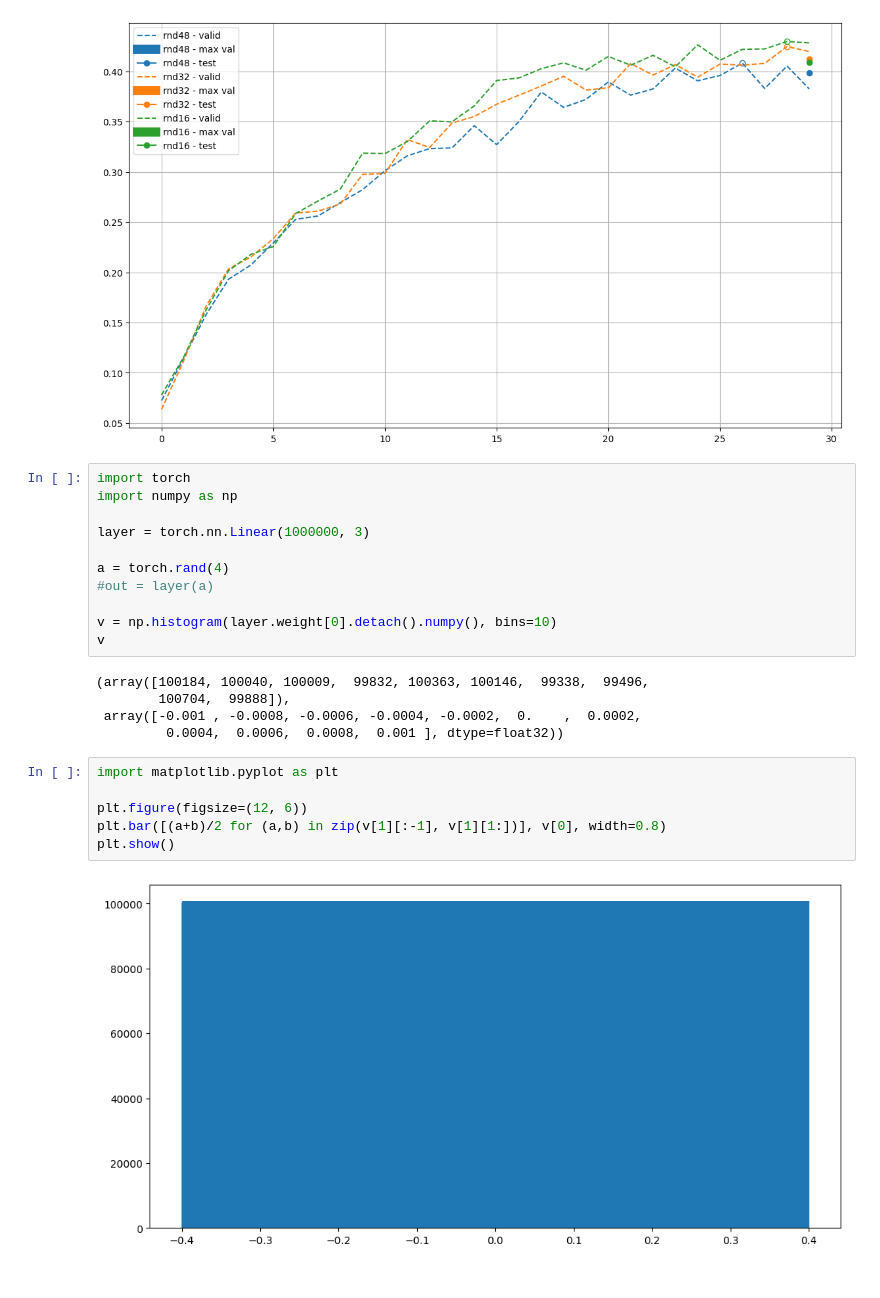
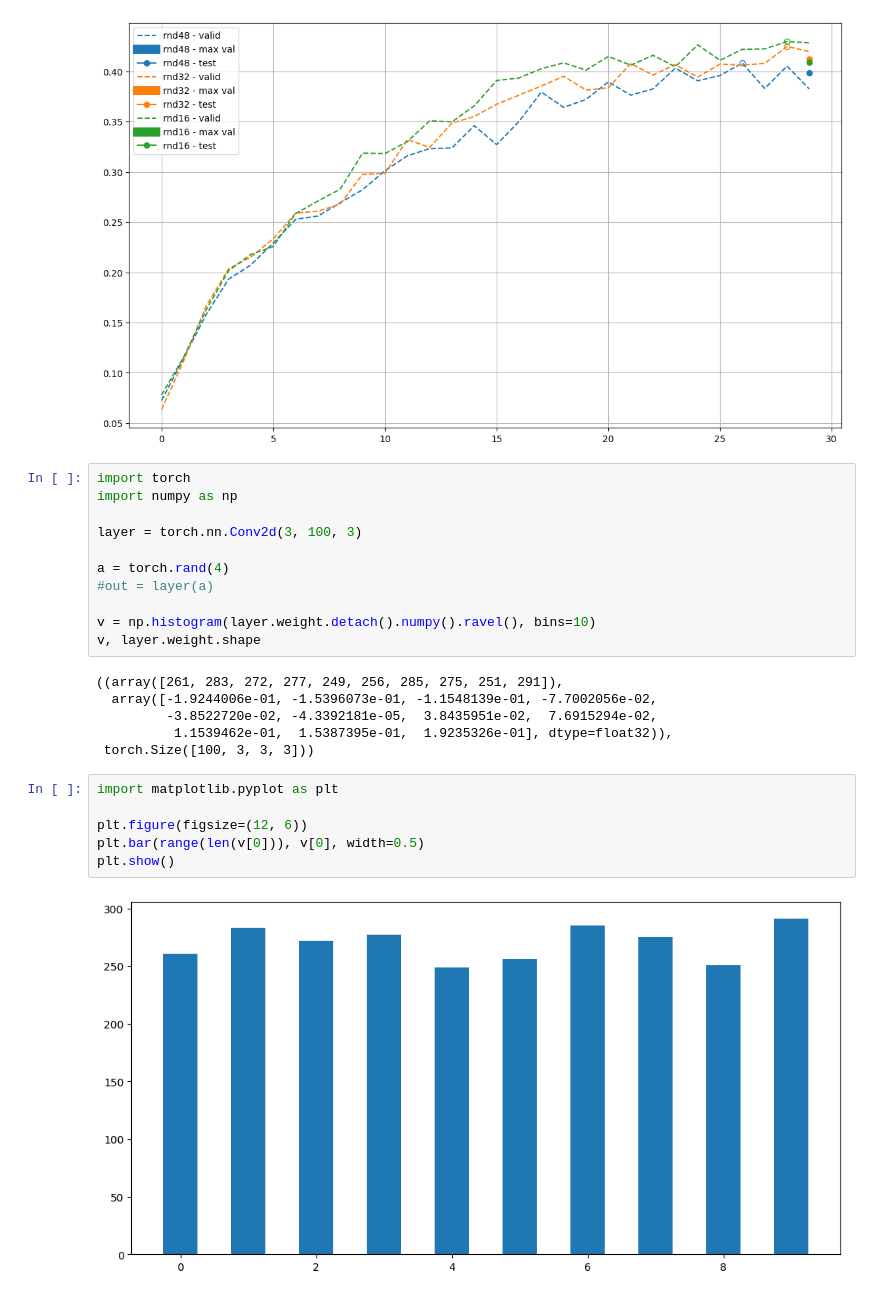
Before and after one commit to MicheleCazzola/artist-identification, a Jupyter notebook: playground.ipynb, the cells around one changed output. Drawn from its saved outputs; the diff is of its cells as text.

```diff
--- a/playground.ipynb
+++ b/playground.ipynb
@@ -936,23 +936,24 @@ plt.legend()
 import torch
 import numpy as np
 
-layer = torch.nn.Linear(1000000, 3)
+layer = torch.nn.Conv2d(3, 100, 3)
 
 a = torch.rand(4)
 #out = layer(a)
 
-v = np.histogram(layer.weight[0].detach().numpy(), bins=10)
-v
+v = np.histogram(layer.weight.detach().numpy().ravel(), bins=10)
+v, layer.weight.shape
 # %% [output]
-(array([100184, 100040, 100009,  99832, 100363, 100146,  99338,  99496,
-        100704,  99888]),
- array([-0.001 , -0.0008, -0.0006, -0.0004, -0.0002,  0.    ,  0.0002,
-         0.0004,  0.0006,  0.0008,  0.001 ], dtype=float32))
+((array([261, 283, 272, 277, 249, 256, 285, 275, 251, 291]),
+  array([-1.9244006e-01, -1.5396073e-01, -1.1548139e-01, -7.7002056e-02,
+         -3.8522720e-02, -4.3392181e-05,  3.8435951e-02,  7.6915294e-02,
+          1.1539462e-01,  1.5387395e-01,  1.9235326e-01], dtype=float32)),
+ torch.Size([100, 3, 3, 3]))
 # %%
 import matplotlib.pyplot as plt
 
 plt.figure(figsize=(12, 6))
-plt.bar([(a+b)/2 for (a,b) in zip(v[1][:-1], v[1][1:])], v[0], width=0.8)
+plt.bar(range(len(v[0])), v[0], width=0.5)
 plt.show()
 # %% [output]
-[figure, old version]
+[figure, new version]
```
Also changed, not shown: 11 other files.
